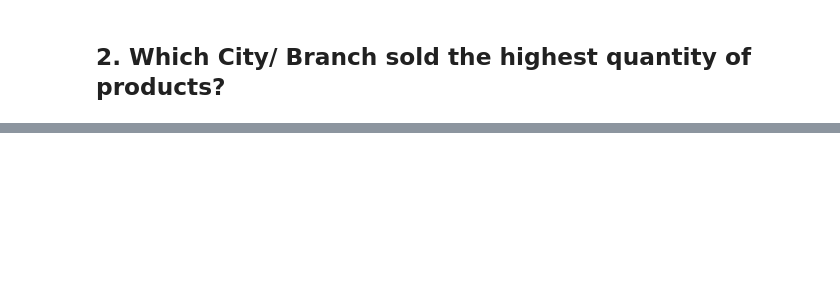
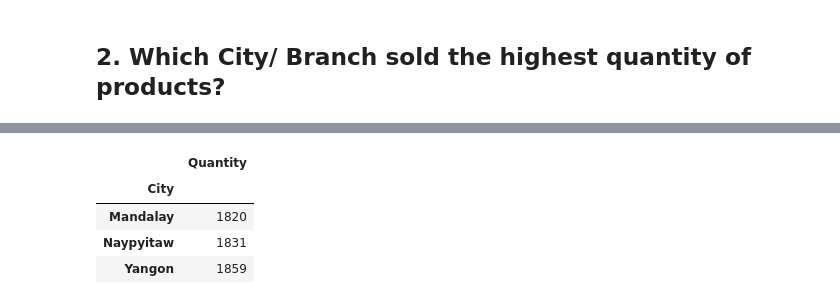
Before and after one commit to Zzzhenya/Supermarket_sales, a Jupyter notebook: Supermarket_data_exploration.ipynb, the cells around one changed output, grey strips where cells are left out. Cells and saved outputs as stored; diff of their text form; code cells hidden in the pictures; blank space fills up the shorter version.

```diff
--- a/Supermarket_data_exploration.ipynb
+++ b/Supermarket_data_exploration.ipynb
@@ -219,0 +245,9 @@ Name: Unit price, dtype: int64>
+# %%
+quantity_by_city = df.groupby("City")[["Quantity"]].sum()
+quantity_by_city
+# %% [output]
+|  | Quantity |
+| City |  |
+| Mandalay | 1820 |
+| Naypyitaw | 1831 |
+| Yangon | 1859 |
```
Also changed, not shown: parts of 19 cells of this notebook.
